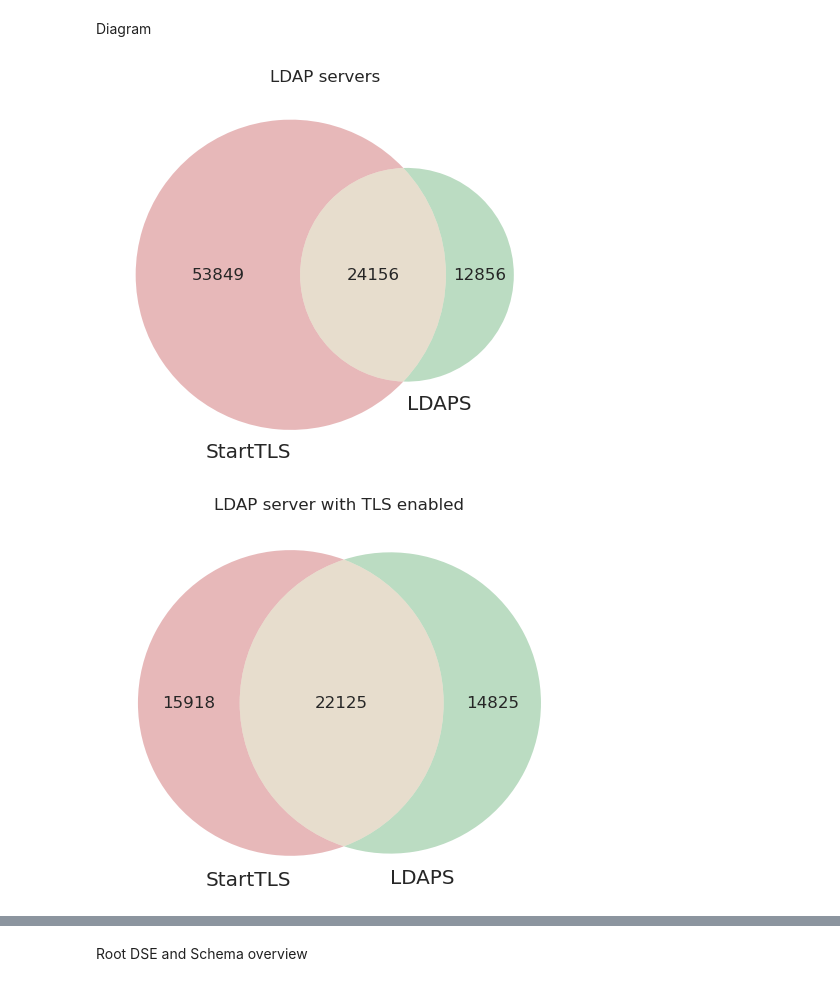
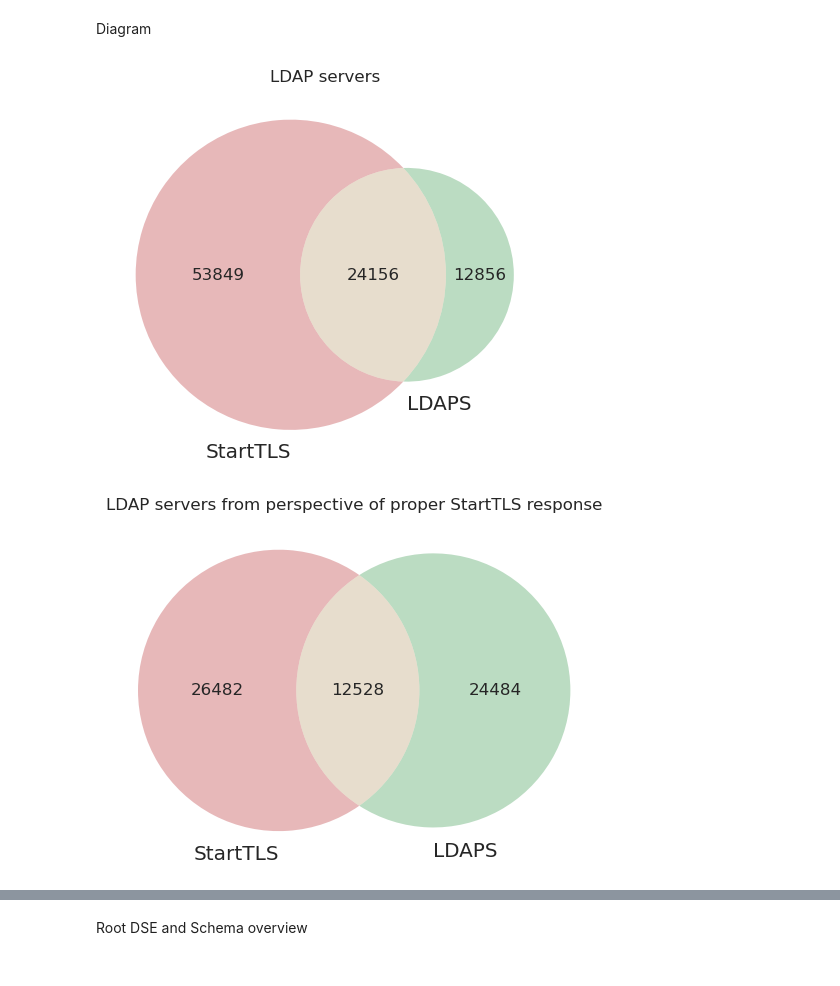
Before and after one commit to internettransparency/ldap-sequel, a Jupyter notebook: notebooks/analysis.ipynb, the cells around one changed output, grey strips where cells are left out. Saved outputs shown, nothing was run; the diff lists cells and outputs as text; code cells hidden in the pictures.

```diff
--- a/notebooks/analysis.ipynb
+++ b/notebooks/analysis.ipynb
@@ -1718,26 +1866,31 @@ Diagram
 # %%
 from matplotlib_venn import venn2
 
 _ = venn2(subsets=(cnt_stls_ldap, cnt_ldaps_ldap, cnt_inter_ldap), set_labels=('StartTLS', 'LDAPS'))
 plt.title("LDAP servers")
 plt.savefig("output/ldap_servers_overview.pdf", format='pdf')
+plt.show()
+
+_ = venn2(subsets=(cnt_stls_ldap_respond, cnt_ldaps_ldap_stls, cnt_inter_ldap_stls), set_labels=('StartTLS', 'LDAPS'))
+plt.title("LDAP servers from perspective of proper StartTLS response")
+plt.savefig("output/ldap_servers_stls_response_overview.pdf", format='pdf')
 plt.show()
 
 _ = venn2(subsets=(cnt_stls_ldap_w_tls, cnt_ldaps_ldap_w_tls, cnt_inter_ldap_w_tls), set_labels=('StartTLS', 'LDAPS'))
 plt.title("LDAP server with TLS enabled")
 plt.savefig("output/ldap_servers_w_tls_overview.pdf", format='pdf')
 plt.show()
 
 # Unique X.509 from all certificates of LDAP servers (counting the chains)
 _ = venn2(subsets=(cnt_stls_certs, cnt_ldaps_certs, cnt_inter_certs), set_labels=('StartTLS', 'LDAPS'))
 plt.title("Unique X.509 certificates on LDAP servers")
 plt.savefig("output/uniq_all_certs_overview.pdf", format='pdf')
 plt.show()
 
 _ = venn2(subsets=(cnt_stls_uniq_end_host_certs, cnt_ldaps_uniq_end_host_certs, cnt_inter_uniq_end_host_certs), set_labels=('StartTLS', 'LDAPS'))
 plt.title("End-host unique X.509 certificates on LDAP servers")
 plt.savefig("output/end_host_uniq_certs_overview.pdf", format='pdf')
 plt.show()
 # %% [output]
 [figure]
-[figure, old version]
+[figure, new version]
```
Also changed, not shown: parts of 42 cells of this notebook, 1 other file.
